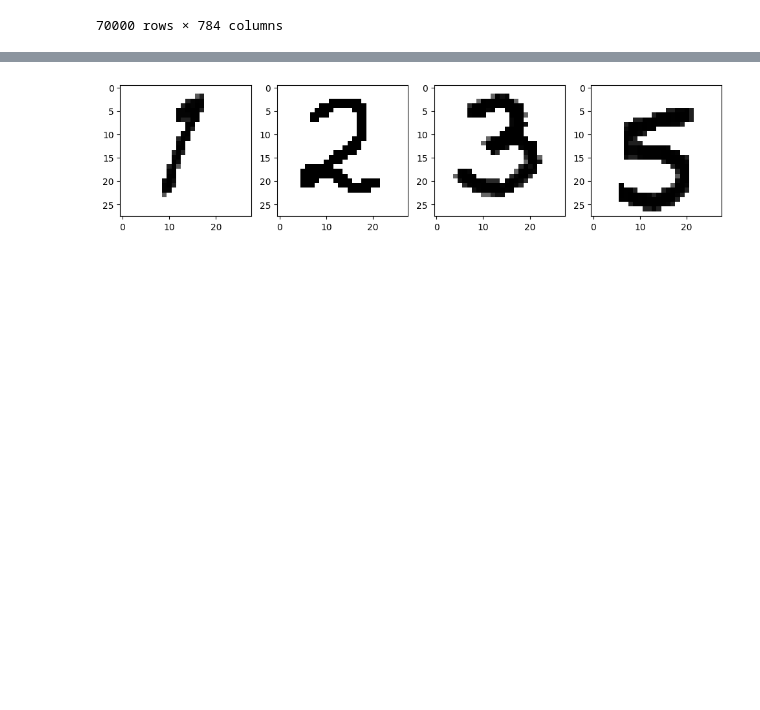
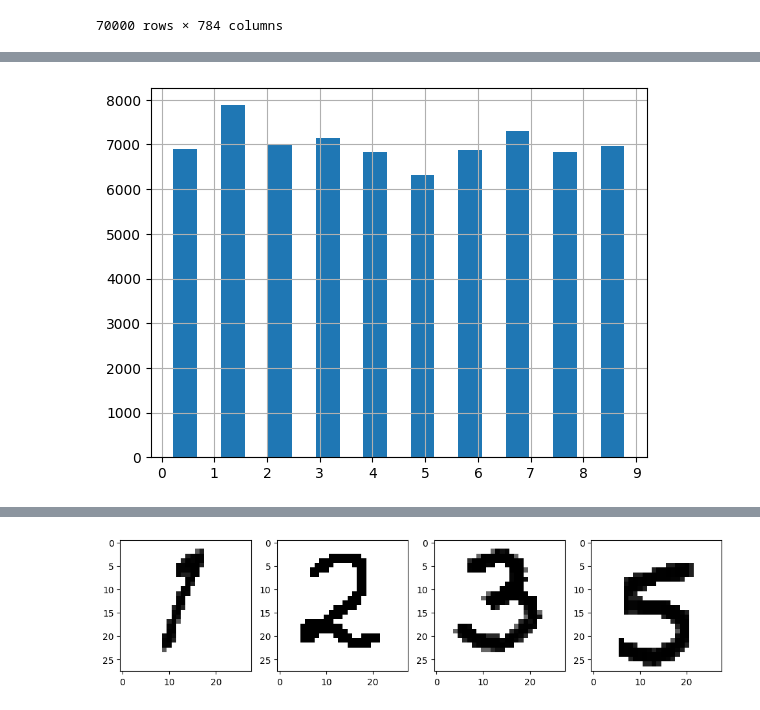
Before and after one commit to OkeLDF/MNIST-with-Flask, a Jupyter notebook: model_train/model.ipynb, the cells around one changed output, grey strips where cells are left out. Saved outputs shown, nothing was run; the diff lists cells and outputs as text; code cells hidden in the pictures; blank space fills up the shorter version.

```diff
--- a/model_train/model.ipynb
+++ b/model_train/model.ipynb
@@ -30,0 +104,5 @@ X_bk
+# %%
+y.sort_values().hist(rwidth=0.5)
+print()
+# %% [output]
+[figure, added]
```
Also changed, not shown: parts of 39 cells of this notebook.
